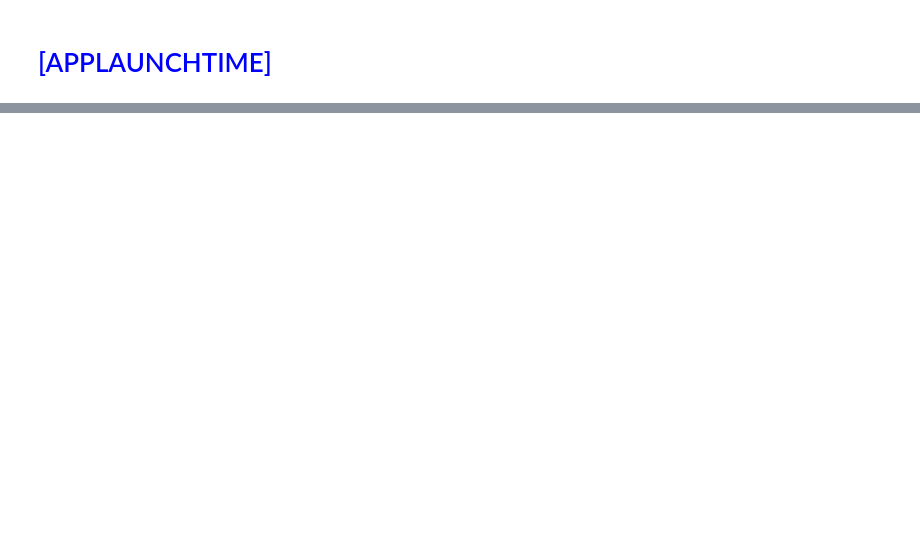
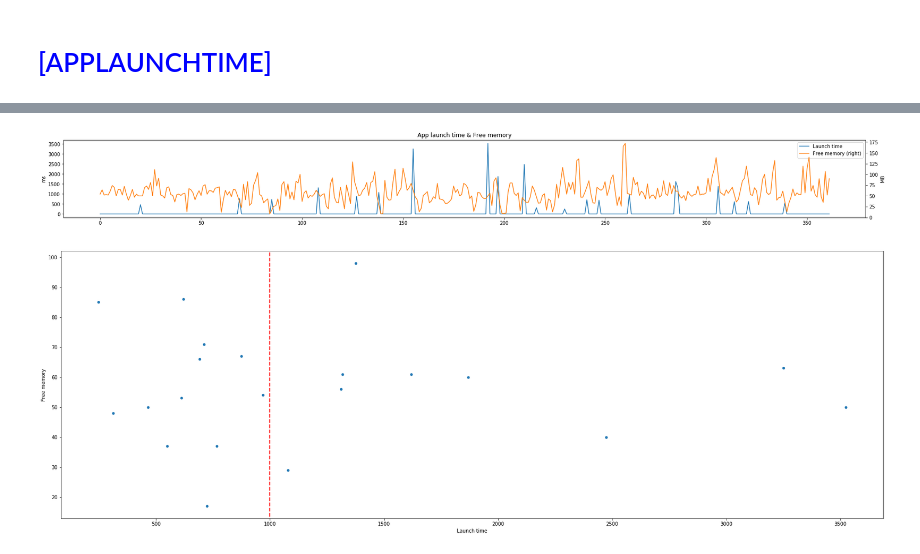
Before and after one commit to Binse-Park/Parser-android-s-dumpstate, a Jupyter notebook: log_parser.ipynb, the cells around one changed output, grey strips where cells are left out. Cells and saved outputs as stored; diff of their text form; code cells hidden in the pictures; blank space fills up the shorter version.

Commit message:
Add a cell to print the app launch
Add a cell to print the app launch

```diff
--- a/log_parser.ipynb
+++ b/log_parser.ipynb
@@ -2443,3 +2443,47 @@ am_app_transitions = grep(lines,['am_app_transition'], 1)
 04-26 19:50:33.888  1000 19639 19663 I am_app_transition: [com.sec.android.app.myfiles,com.sec.android.app.myfiles.external.ui.AnalyzeStorageActivity,SPLASH_SCREEN,148,113,-1,611,WARM,speed-profile]
 04-26 19:51:16.964  1000 19639 19663 I am_app_transition: [com.android.settings,com.android.settings.Settings$StorageUseActivity,WINDOWS_DRAWN,621,-1,-1,620,WARM,speed]
 04-26 19:52:16.452  1000 19639 19663 I am_app_transition: [com.samsung.android.voc,com.samsung.android.voc.initialize.datainitialize.InitializeActivity,WINDOWS_DRAWN,564,-1,-1,549,WARM,speed-profile]
+# %%
+lines = lp.log_sections['EVENT LOG']
+am_app_transition_dieds = grep(lines,['am_app_transition', 'am_proc_died'], 1, show=False)
+app_launch_mem = list()
+app_launch_mem_scatter = list()
+app_launches = list()
+
+free_memory = 0
+for line in am_app_transition_dieds:
+    app_launch_time = 0
+    if 'am_app_transition' in line:
+        app_launch_time = (int)(line.split(',')[-3])
+        app_launches.append(app_launch_time)
+
+    if 'am_proc_died' in line:
+        previous_free_memory = free_memory
+        free_memory = (int)(line.split(',')[-2])
+        avg_free_memory = (previous_free_memory + free_memory) / 2
+
+        for app_launch in app_launches:
+            app_launch_mem.append([app_launch, avg_free_memory])
+            app_launch_mem_scatter.append([app_launch, avg_free_memory])
+
+        del app_launches[:]
+        app_launches = list()
+
+        app_launch_mem.append([0, free_memory])
+df = pd.DataFrame(app_launch_mem, columns = ['Launch time', 'Free memory'])
+
+#df.index = df['time']
+ax = df['Launch time'].plot(figsize=(30,5), legend=True)
+ax.set_title('App launch time & Free memory')
+ax.set_ylabel('ms')
+
+ax = df['Free memory'].plot(secondary_y=True, figsize=(30,3), legend=True)
+ax.set_ylabel('MB')
+
+if len(app_launch_mem_scatter) > 0:
+    df = pd.DataFrame(app_launch_mem_scatter, columns = ['Launch time', 'Free memory'])
+    ax = df.plot.scatter('Launch time', 'Free memory', figsize=(30,10))
+    ax.axvline(x=1000, ymin=-1, ymax=1, color='r', linestyle='--', lw=2)
+# %% [output]
+[figure, added]
+[figure, added]
```
